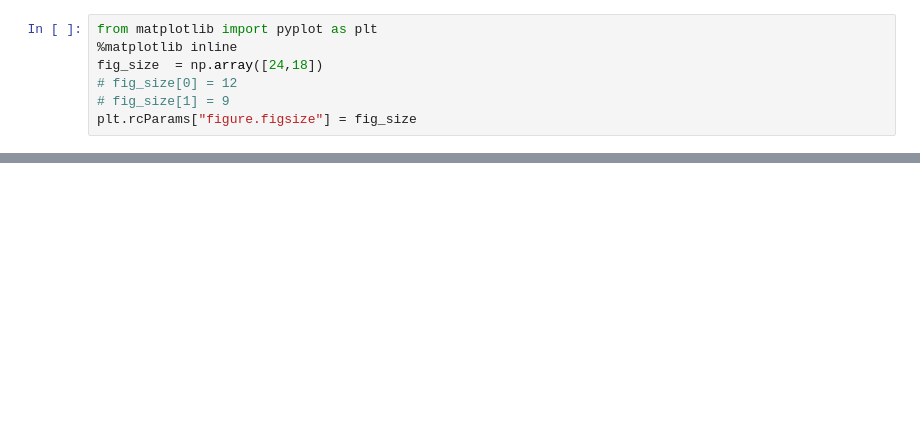
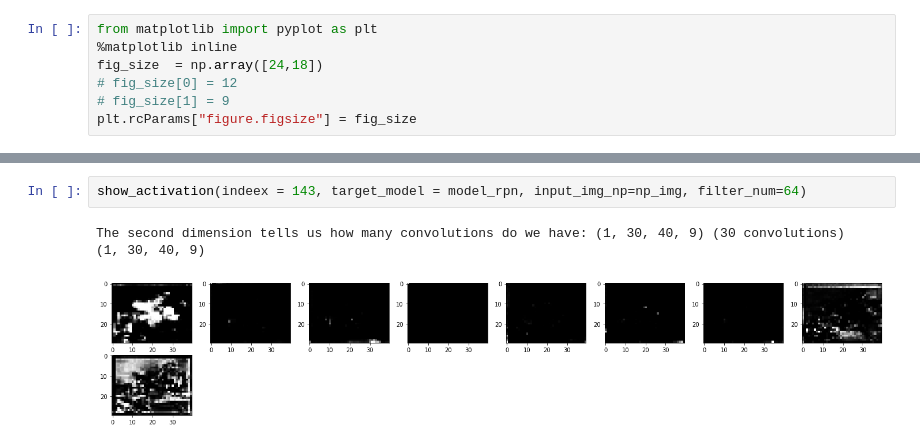
Before and after one commit to nobuyukioishi/shoesDetector, a Jupyter notebook: Visualize.ipynb, the cells around one changed output, grey strips where cells are left out. Cells and saved outputs as stored; diff of their text form; blank space fills up the shorter version.

```diff
--- a/Visualize.ipynb
+++ b/Visualize.ipynb
@@ -278,0 +301,6 @@ The second dimension tells us how many convolutions do we have: (1, 30, 40, 1024
+# %%
+show_activation(indeex = 143, target_model = model_rpn, input_img_np=np_img, filter_num=64)
+# %% [output]
+The second dimension tells us how many convolutions do we have: (1, 30, 40, 9) (30 convolutions)
+(1, 30, 40, 9)
+[figure, added]
```
Also changed, not shown: parts of 13 cells of this notebook, 2 other files.
